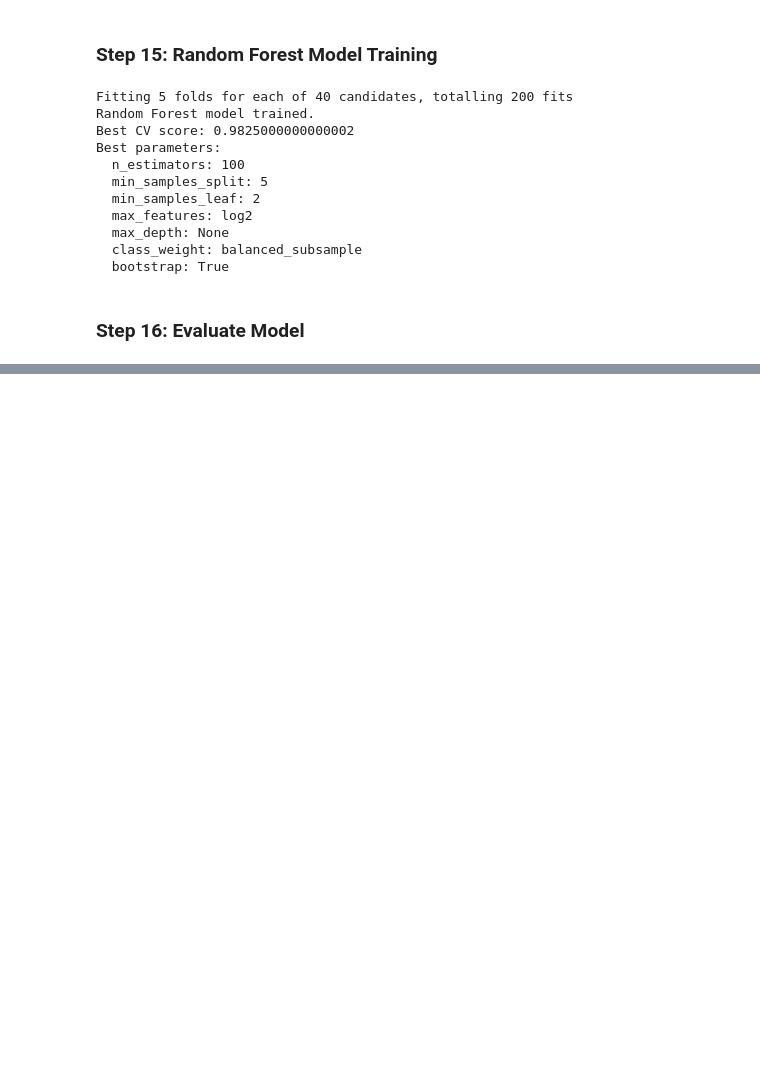
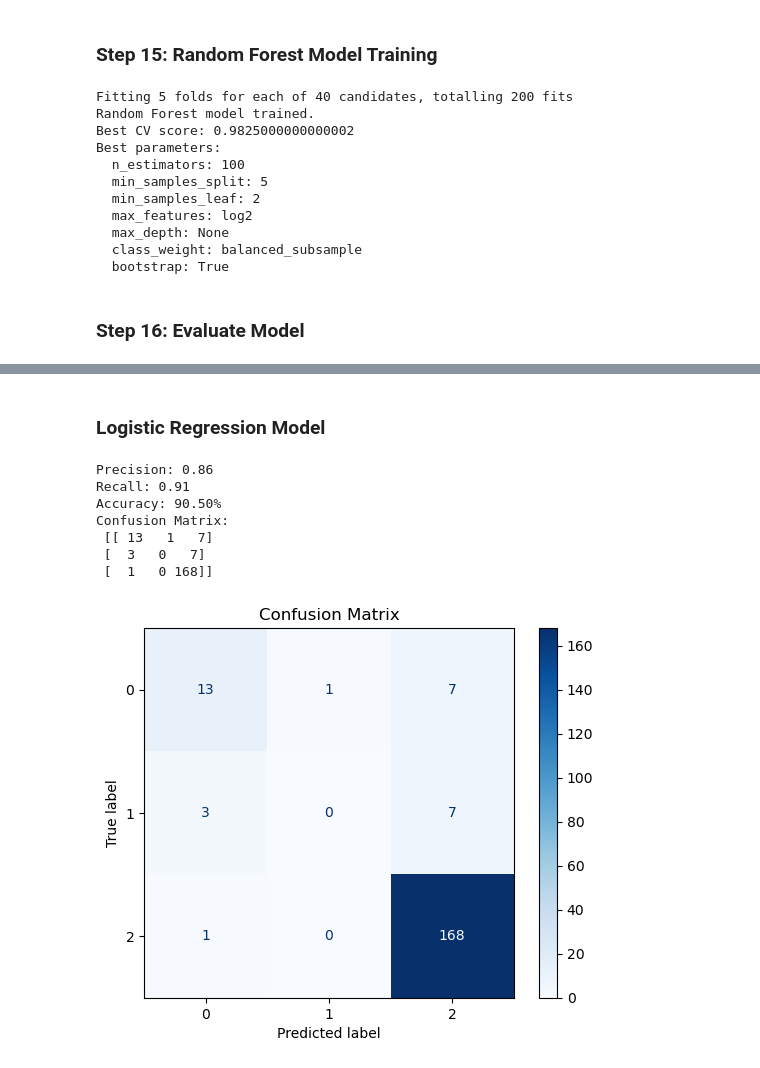
Before and after one commit to SalmaAhmad/Diabetes_Project, a Jupyter notebook: Diabetes_Project.ipynb, the cells around one changed output, grey strips where cells are left out. Drawn from its saved outputs; the diff is of its cells as text; code cells hidden in the pictures; blank space fills up the shorter version.

Commit message:
added logistic regression model

```diff
--- a/Diabetes_Project.ipynb
+++ b/Diabetes_Project.ipynb
@@ -832,3 +834,36 @@ Class Y:
 ✓ Selected k=3 based on elbow method (k=1 excluded)
 ✓ Test accuracy: 92.00%
 ✓ Good balance between model simplicity and performance
+# %% [markdown]
+### Logistic Regression Model
+# %%
+logRegModel= LogisticRegression()
+logRegModel.fit(X_train, y_train)
+
+y_pred = logRegModel.predict(X_test) # Predict class labels
+y_proba = logRegModel.predict_proba(X_test) # Predict class probabilities
+
+precision = metrics.precision_score(y_test, y_pred,  average='weighted')
+recall = metrics.recall_score(y_test, y_pred,  average='weighted')
+accuracy = metrics.accuracy_score(y_test, y_pred) * 100
+confusion_matrix = metrics.confusion_matrix(y_test, y_pred)
+print(f"Precision: {precision:.2f}")
+print(f"Recall: {recall:.2f}")
+print(f"Accuracy: {accuracy:.2f}%" )
+print("Confusion Matrix:\n", confusion_matrix )
+
+# Plot
+disp = metrics.ConfusionMatrixDisplay(confusion_matrix=confusion_matrix)
+disp.plot(cmap='Blues', values_format='d')
+
+plt.title("Confusion Matrix")
+plt.show()
+# %% [output]
+Precision: 0.86
+Recall: 0.91
+Accuracy: 90.50%
+Confusion Matrix:
+ [[ 13   1   7]
+ [  3   0   7]
+ [  1   0 168]]
+[figure, added]
```
Also changed, not shown: parts of 11 cells of this notebook, 14 other files.
